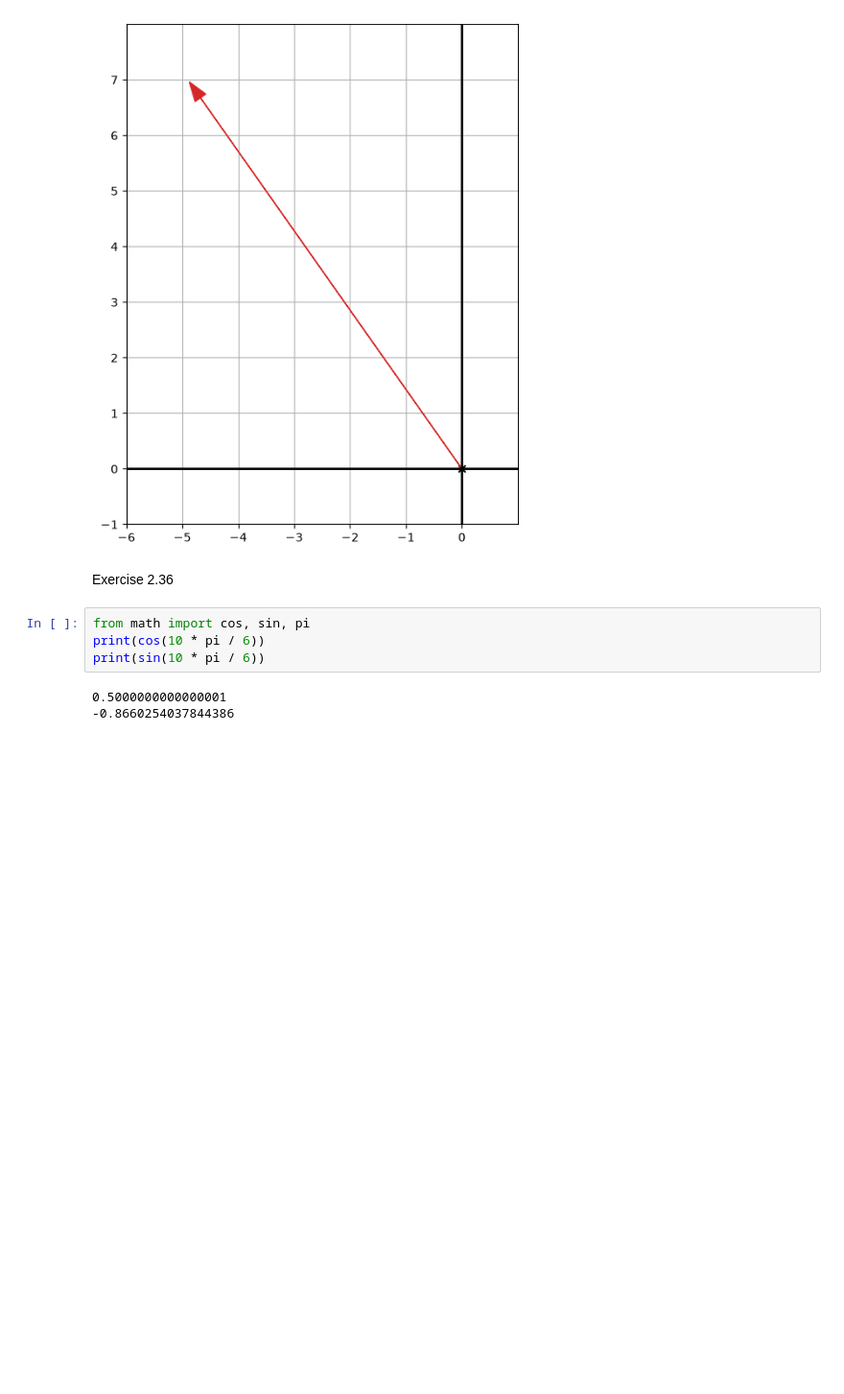
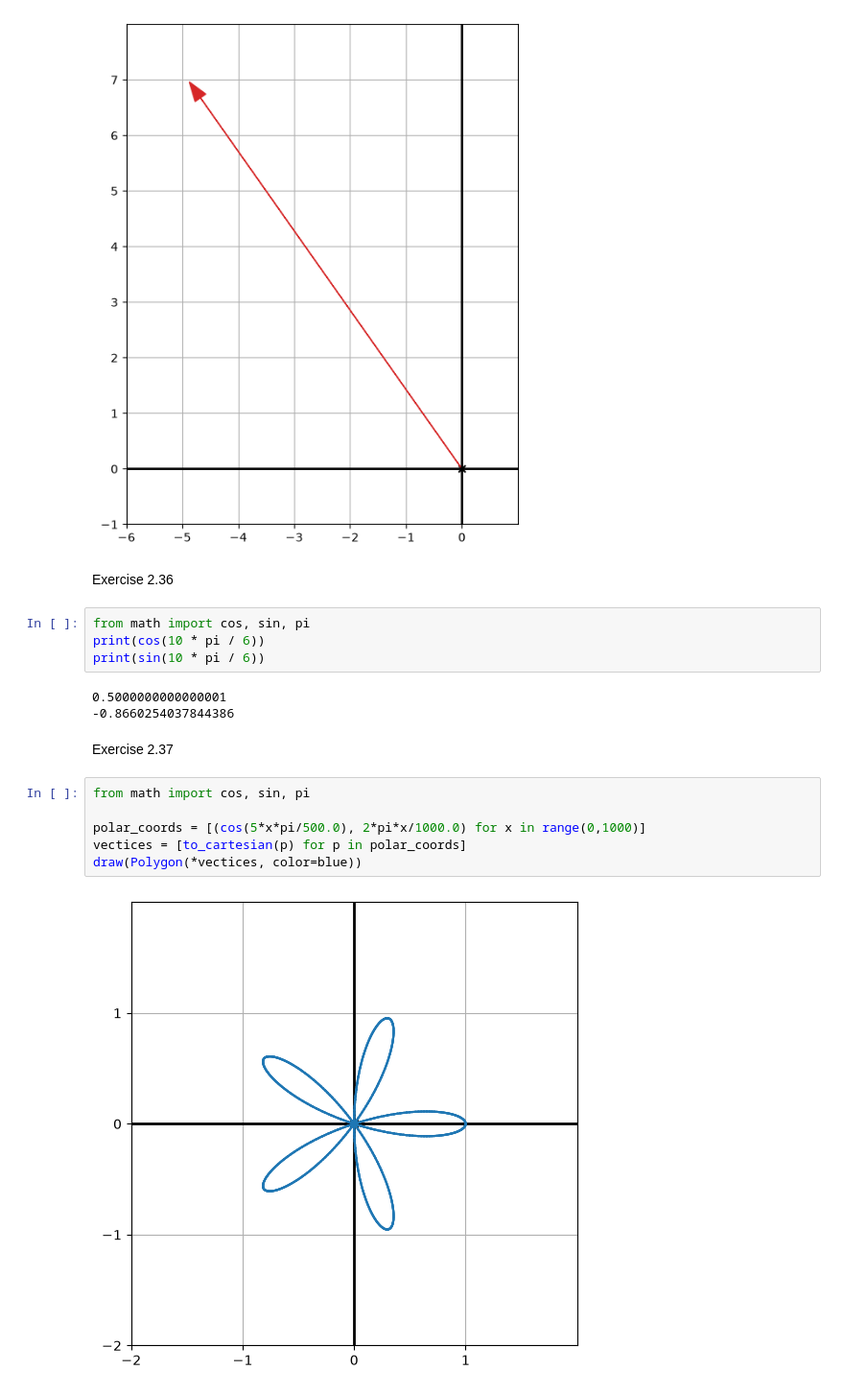
Before and after one commit to SammyBoPeng/Math-for-Programmers, a Jupyter notebook: Chapter 02/exercise02.ipynb, the cells around one changed output. Shown at 96% size. Cells and saved outputs as stored; diff of their text form; blank space fills up the shorter version.

Commit message:
feat: finish exercise 2.37

```diff
--- a/Chapter 02/exercise02.ipynb
+++ b/Chapter 02/exercise02.ipynb
@@ -33,3 +37,13 @@ print(sin(10 * pi / 6))
 # %% [output]
 0.5000000000000001
 -0.8660254037844386
+# %% [markdown]
+Exercise 2.37
+# %%
+from math import cos, sin, pi
+
+polar_coords = [(cos(5*x*pi/500.0), 2*pi*x/1000.0) for x in range(0,1000)]
+vectices = [to_cartesian(p) for p in polar_coords]
+draw(Polygon(*vectices, color=blue))
+# %% [output]
+[figure, added]
```
Also changed, not shown: parts of 1 cell of this notebook.
